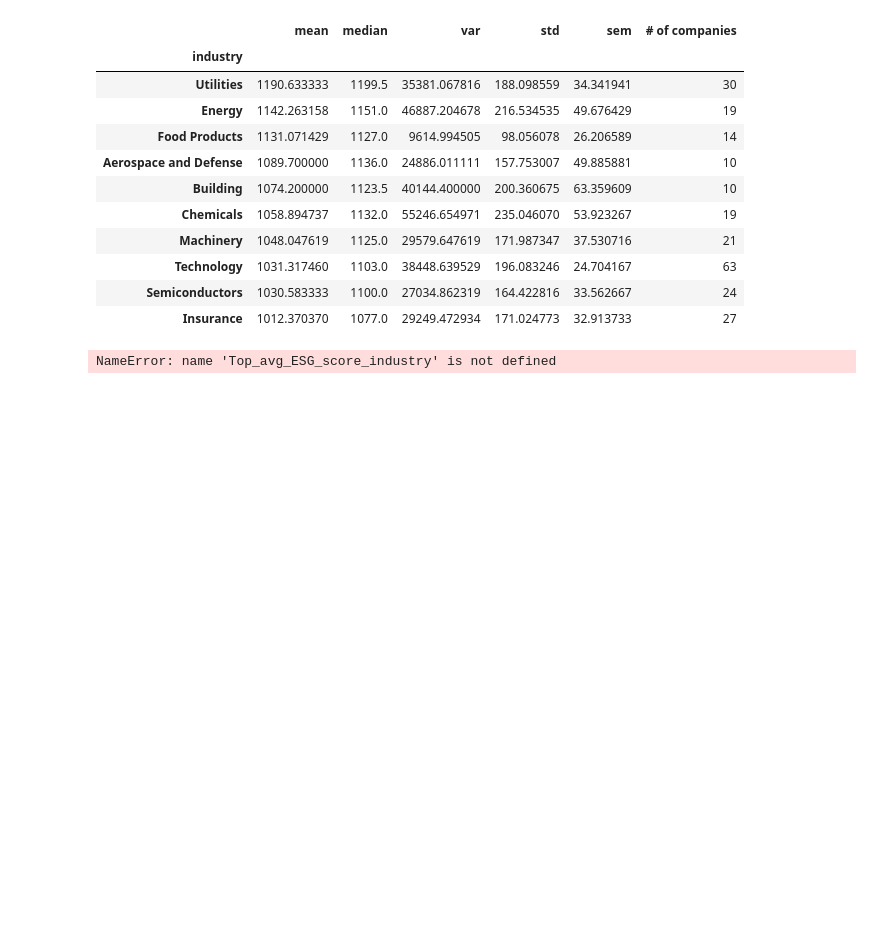
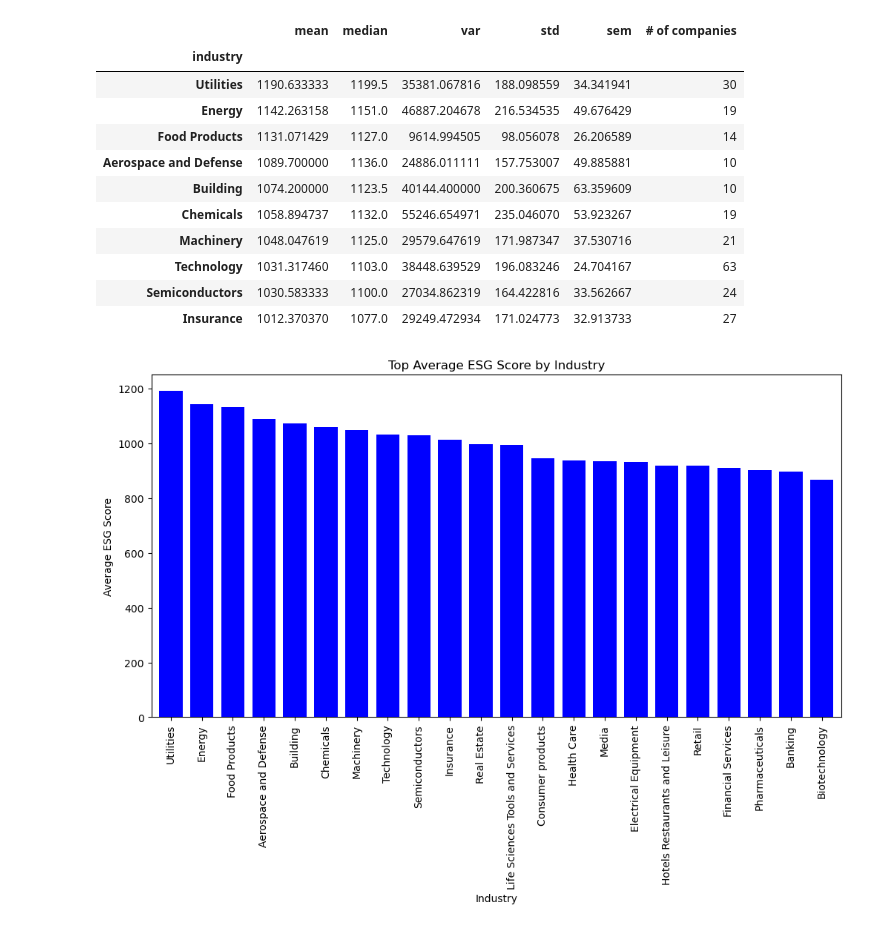
Before and after one commit to r-swift/Group-4-Project-1, a Jupyter notebook: ESG.ipynb, the cells around one changed output. Saved outputs shown, nothing was run; the diff lists cells and outputs as text; code cells hidden in the pictures; blank space fills up the shorter version.

```diff
--- a/ESG.ipynb
+++ b/ESG.ipynb
@@ -181,13 +181,13 @@ esg_stats_refined.head(10)
 # %%
 avg_ESG_score_industry = esg_stats_refined["mean"]
 
-avg_esg = Top_avg_ESG_score_industry.plot(kind="bar", facecolor="blue", width=.75,
+avg_esg = avg_ESG_score_industry.plot(kind="bar", facecolor="blue", width=.75,
                                                   title="Top Average ESG Score by Industry",
                                                   figsize=(12,6),
                                                   xlabel="Industry",
                                                   ylabel="Average ESG Score")
 # %% [output]
-NameError: name 'Top_avg_ESG_score_industry' is not defined
+[figure, added]
 # %%
 bottom_esg_stats = esg_stats_refined.sort_values("mean", ascending=True)
 
```
Also changed, not shown: parts of 21 cells of this notebook.
